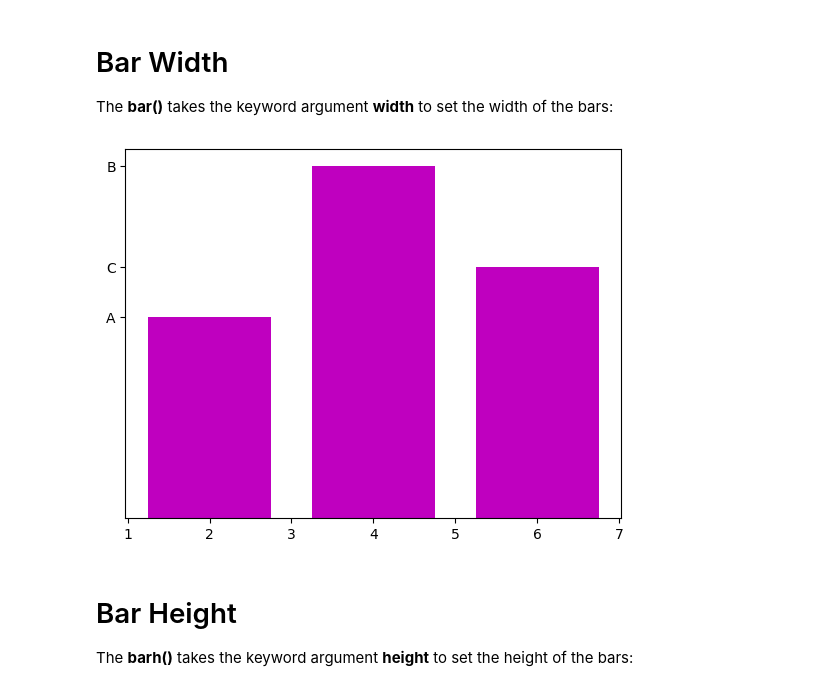
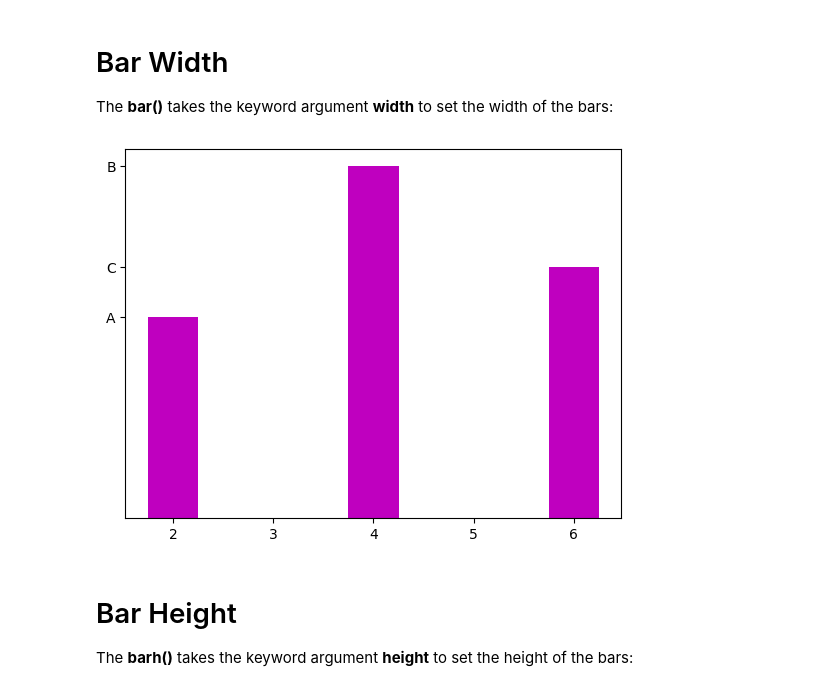
Before and after one commit to jabedkhanjb/Matplotlib, a Jupyter notebook: Matplotlib 10 Bars/Matplotlib Bars.ipynb, the cells around one changed output. Saved outputs shown, nothing was run; the diff lists cells and outputs as text; code cells hidden in the pictures.

```diff
--- a/Matplotlib 10 Bars/Matplotlib Bars.ipynb
+++ b/Matplotlib 10 Bars/Matplotlib Bars.ipynb
@@ -52,15 +52,15 @@ The <b>bar()</b> takes the keyword argument <b>width</b> to set the width of the
 # %%
 import matplotlib.pyplot as plt
 import numpy as np
 
 xaxis = np.array([2, 4, 6])
 yaxis = np.array([8, 14, 10])
 
 plt.yticks(yaxis, labels = ["A","B","C"])
-plt.bar(xaxis, yaxis, color="m", width = 1.5)
+plt.bar(xaxis, yaxis, color="m", width = 0.5)
 plt.show()
 # %% [output]
-[figure, old version]
+[figure, new version]
 # %% [markdown]
 # Bar Height
 
```
Also changed, not shown: 1 other file.
